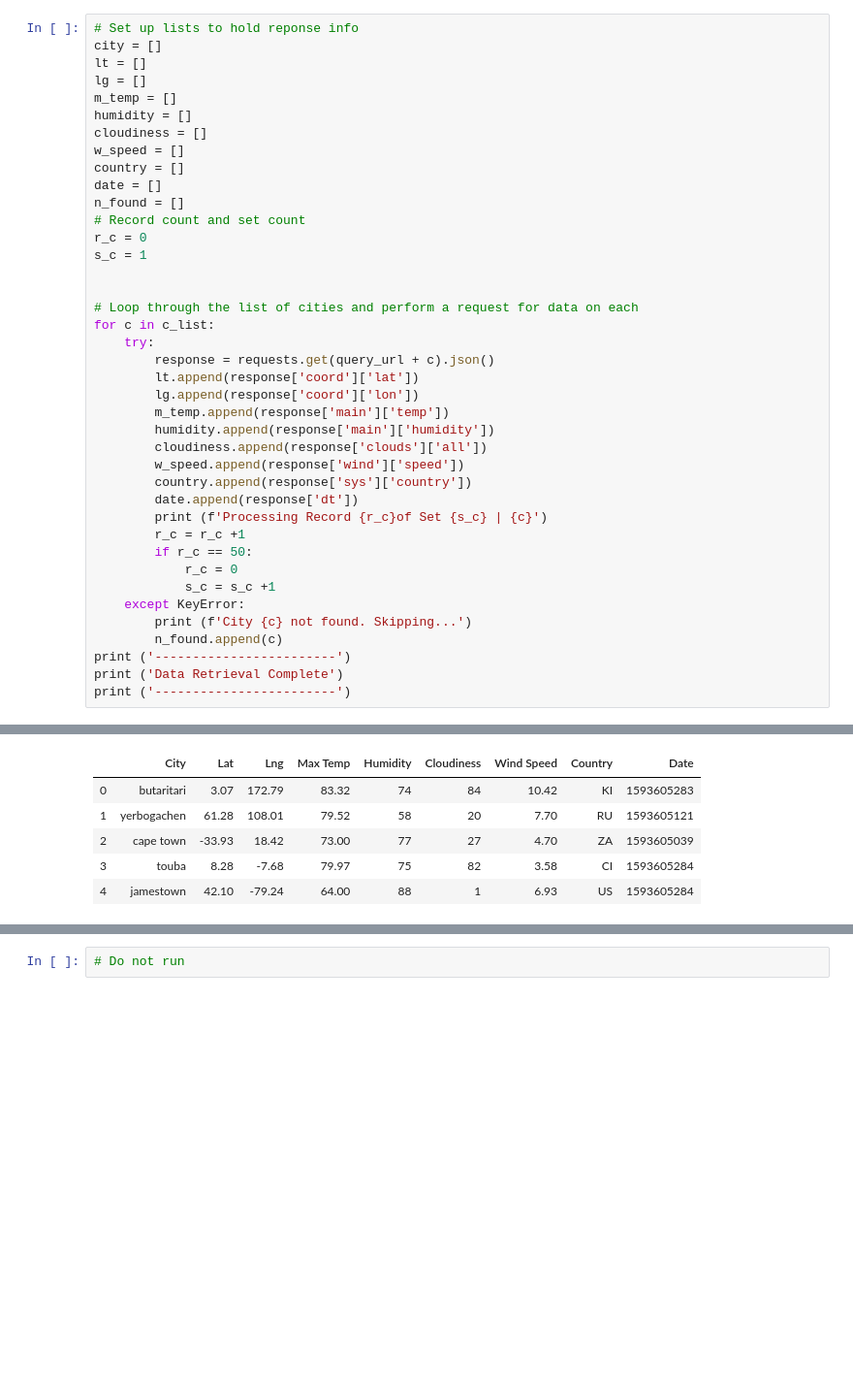
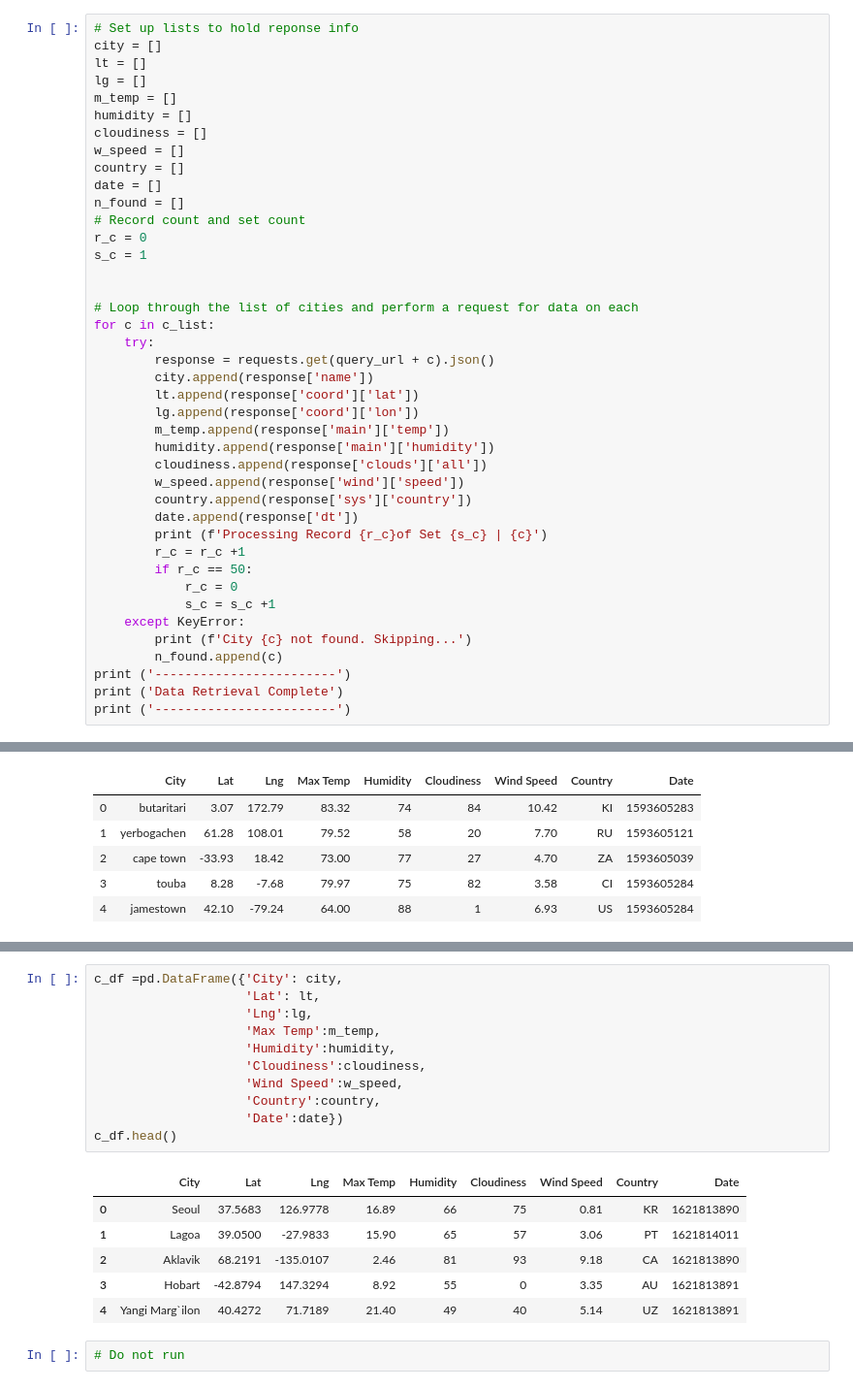
Before and after one commit to Karla-Flores/Python-API, a Jupyter notebook: starter_code/WheaterPy/WeatherPy.ipynb, the cells around one changed output, grey strips where cells are left out. Shown: that part at 97% size. Cells and saved outputs as stored; diff of their text form; blank space fills up the shorter version.

Commit message:
Convert Raw Data to DataFrame

```diff
--- a/starter_code/WheaterPy/WeatherPy.ipynb
+++ b/starter_code/WheaterPy/WeatherPy.ipynb
@@ -102,6 +106,7 @@ s_c = 1
 for c in c_list:
     try:
         response = requests.get(query_url + c).json()
+        city.append(response['name'])
         lt.append(response['coord']['lat'])
         lg.append(response['coord']['lon'])
         m_temp.append(response['main']['temp'])
@@ -155,3 +164,21 @@ Data Retrieval Complete
+# %%
+c_df =pd.DataFrame({'City': city,
+                    'Lat': lt,
+                    'Lng':lg,
+                    'Max Temp':m_temp,
+                    'Humidity':humidity,
+                    'Cloudiness':cloudiness,
+                    'Wind Speed':w_speed,
+                    'Country':country,
+                    'Date':date})
+c_df.head()
+# %% [output]
+|  | City | Lat | Lng | Max Temp | Humidity | Cloudiness | Wind Speed | Country | Date |
+| 0 | Seoul | 37.5683 | 126.9778 | 16.89 | 66 | 75 | 0.81 | KR | 1621813890 |
+| 1 | Lagoa | 39.0500 | -27.9833 | 15.90 | 65 | 57 | 3.06 | PT | 1621814011 |
+| 2 | Aklavik | 68.2191 | -135.0107 | 2.46 | 81 | 93 | 9.18 | CA | 1621813890 |
+| 3 | Hobart | -42.8794 | 147.3294 | 8.92 | 55 | 0 | 3.35 | AU | 1621813891 |
+| 4 | Yangi Marg`ilon | 40.4272 | 71.7189 | 21.40 | 49 | 40 | 5.14 | UZ | 1621813891 |
 # %%
 # Do not run
 # %% [output]
```
Also changed, not shown: parts of 2 cells of this notebook.
